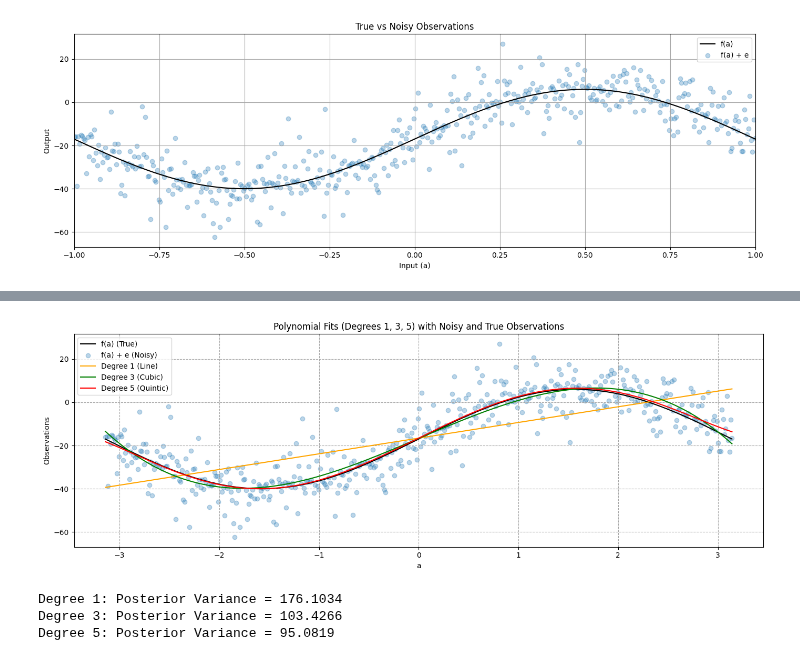
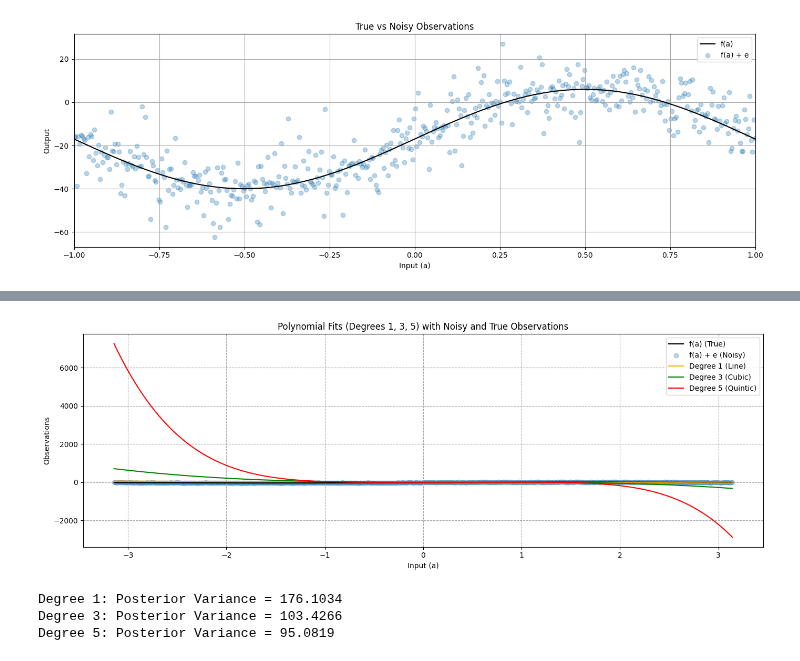
Before and after one commit to Sarah-Jasim/engg680_2024_fall, a Jupyter notebook: Lab Assignment 2/Assignment2.ipynb, the cells around one changed output, grey strips where cells are left out. Saved outputs shown, nothing was run; the diff lists cells and outputs as text; code cells hidden in the pictures.

Commit message:
Implemented polynomial curve fitting, fitted polynomials of degrees 1, 3, and 5, constructed polynomial functions

```diff
--- a/Lab Assignment 2/Assignment2.ipynb
+++ b/Lab Assignment 2/Assignment2.ipynb
@@ -172,54 +171,36 @@ Polynomial Degree 5 Coefficients: [ 1.36073672e-01  1.75697706e-02 -3.58096979e+
 # use the estimated coefficients x and constants array a, construct polynomial functions for each degree
 # hint: use polyval function from numpy library (check input argument carefully)
 # (1 marks)
-coefficients_uw = {
-    1: np.polyfit(a, l, 1),  # Linear coefficients
-    3: np.polyfit(a, l, 3),  # Cubic coefficients
-    5: np.polyfit(a, l, 5),  # Quintic coefficients
-}
-line_uw = np.polyval(coefficients_uw[1], a)  # Linear polynomial evaluation
-cubic_uw = np.polyval(coefficients_uw[3], a)  # Cubic polynomial evaluation
-quintic_uw = np.polyval(coefficients_uw[5], a)  # Quintic polynomial evaluation
+line_uw = np.polyval(polynomial_degree_1[0], a) #degree 1 polynomial fit
+cubic_uw = np.polyval(polynomial_degree_3[0], a) # Degree 3 polynomial function
+quintic_uw = np.polyval(polynomial_degree_5[0], a) # Degree 5 polynomial function
 # %%
 # step 8
 # use the matplotlib to plot each polynomial function, noisy observations l, true observations l_true, together in one single figure
 # for the polynomials of line, cubic and quintic, use color of orange, green and red respectively.
 # (2 marks)
 
 # Create a plot with true observations, noisy observations, and polynomial fits
 fig, ax = plt.subplots(nrows=1, ncols=1, figsize=(14, 5))
+ax.plot(a, l_true, label="f(a) (True)", color='k') # Plot true observations (l_true) in black
+ax.scatter(a, l, label="f(a) + e (Noisy)", color='tab:blue', marker='o', alpha=0.3) # Scatter plot of noisy observations (l) in blue
 
-# Plot true observations (l_true) in black
-ax.plot(a, l_true, label="f(a) (True)", color='k')
+#polynomial fits
+ax.plot(a, line_uw, label="Degree 1 (Line)", color='orange')
+ax.plot(a, cubic_uw, label="Degree 3 (Cubic)", color='green')
+ax.plot(a, quintic_uw, label="Degree 5 (Quintic)", color='red')
 
-# Scatter plot of noisy observations (l) in blue
-ax.scatter(a, l, label="f(a) + e (Noisy)", color='tab:blue', marker='o', alpha=0.3)
-
-# Plot the polynomial fits
-ax.plot(a, np.polyval(polynomial_degree_1, a), label="Degree 1 (Line)", color='orange')
-ax.plot(a, np.polyval(polynomial_degree_3, a), label="Degree 3 (Cubic)", color='green')
-ax.plot(a, np.polyval(polynomial_degree_5, a), label="Degree 5 (Quintic)", color='red')
-
-# Set axis labels
-ax.set_xlabel('a')
+# Set axis labels, plot title and grid
+ax.set_xlabel('Input (a)')
 ax.set_ylabel('Observations')
-
-# Set plot title
 ax.set_title('Polynomial Fits (Degrees 1, 3, 5) with Noisy and True Observations')
-
-# Set grid for the plot
 ax.grid(True, which='both', ls='--', color='0.65')
-
-# Add a legend
-ax.legend()
+ax.legend() # Add a legend
 
 # Adjust layout for tight spacing
 fig.tight_layout()
-
-# Show the plot
-plt.show()
 # %% [output]
-[figure, old version]
+[figure, new version]
 # %%
 # step 9
 # print the a posterier variance factor for each polynomial function
```
Also changed, not shown: parts of 2 cells of this notebook.
